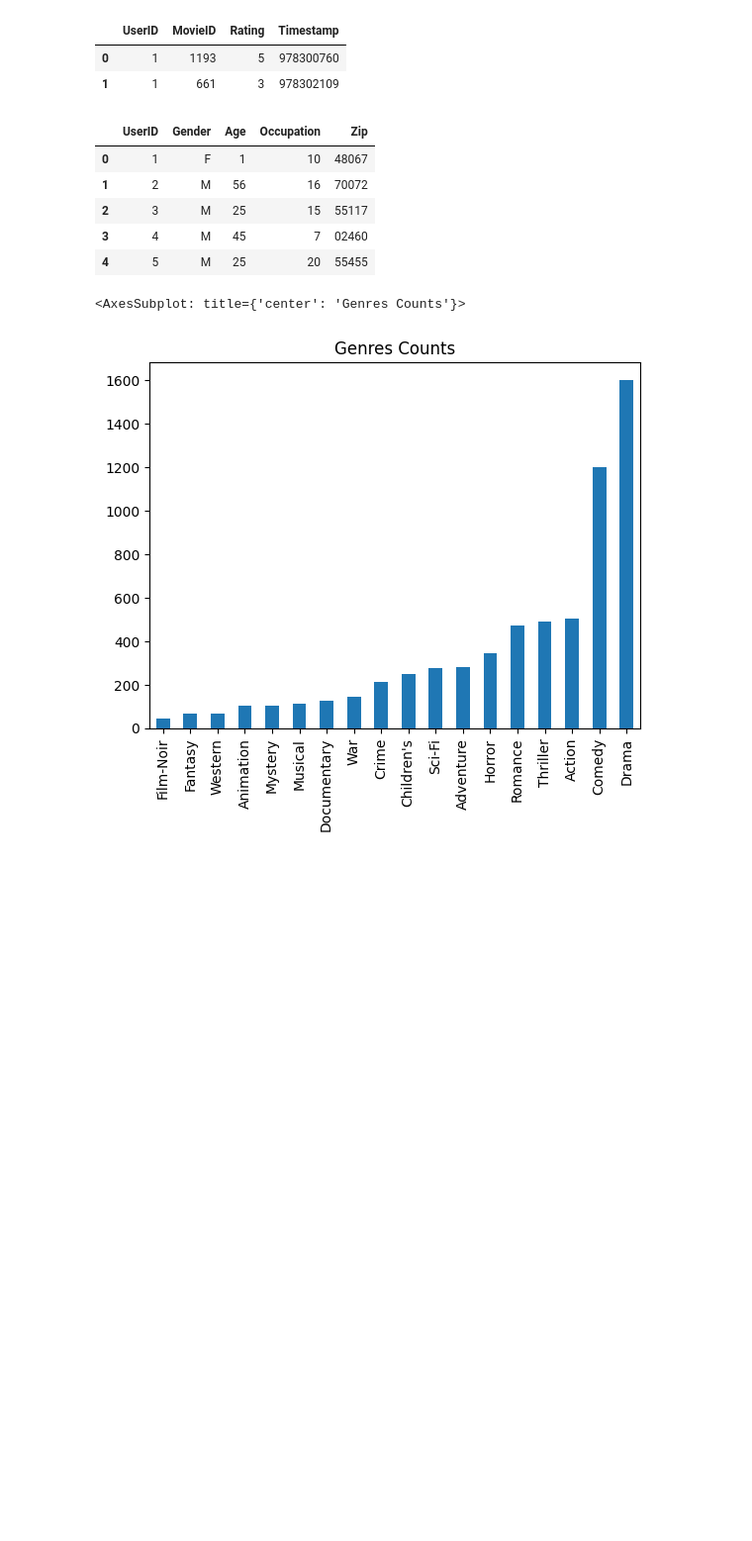
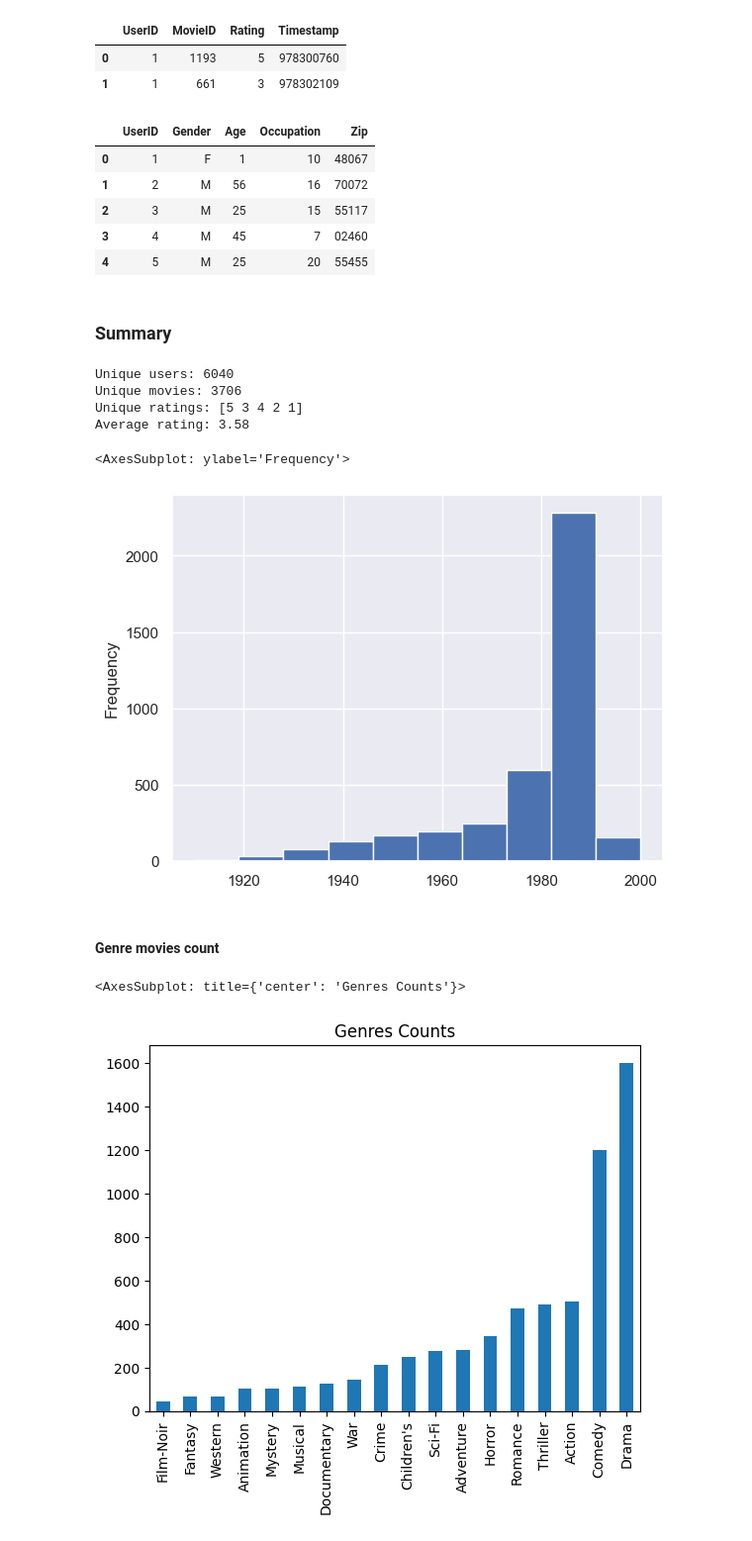
Before and after one commit to reethified/movie_recommender, a Jupyter notebook: movie_recommen.ipynb, the cells around one changed output. Shown at 99% size. Saved outputs shown, nothing was run; the diff lists cells and outputs as text; code cells hidden in the pictures; blank space fills up the shorter version.

```diff
--- a/movie_recommen.ipynb
+++ b/movie_recommen.ipynb
@@ -57,6 +59,26 @@ users.head()
 | 2 | 3 | M | 25 | 15 | 55117 |
 | 3 | 4 | M | 45 | 7 | 02460 |
 | 4 | 5 | M | 25 | 20 | 55455 |
+# %% [markdown]
+### Summary
+# %%
+print('Unique users:', ratings.UserID.nunique())
+print('Unique movies:', ratings.MovieID.nunique())
+print('Unique ratings:', ratings.Rating.unique())
+print('Average rating:', round(ratings.Rating.mean(), 2))
+# %% [output]
+Unique users: 6040
+Unique movies: 3706
+Unique ratings: [5 3 4 2 1]
+Average rating: 3.58
+# %%
+# Movies production count by Decades
+movies_cleaned["Decade"].plot(kind="hist",bins=10)
+# %% [output]
+<AxesSubplot: ylabel='Frequency'>
+[figure, added]
+# %% [markdown]
+#### Genre movies count
 # %%
 genre_total=movies_cleaned.drop(["MovieID","Title","Title_1","Production_Year",'Decade'],axis=1).sum().sort_values()
 # %%
```
Also changed, not shown: parts of 1 cell of this notebook.
